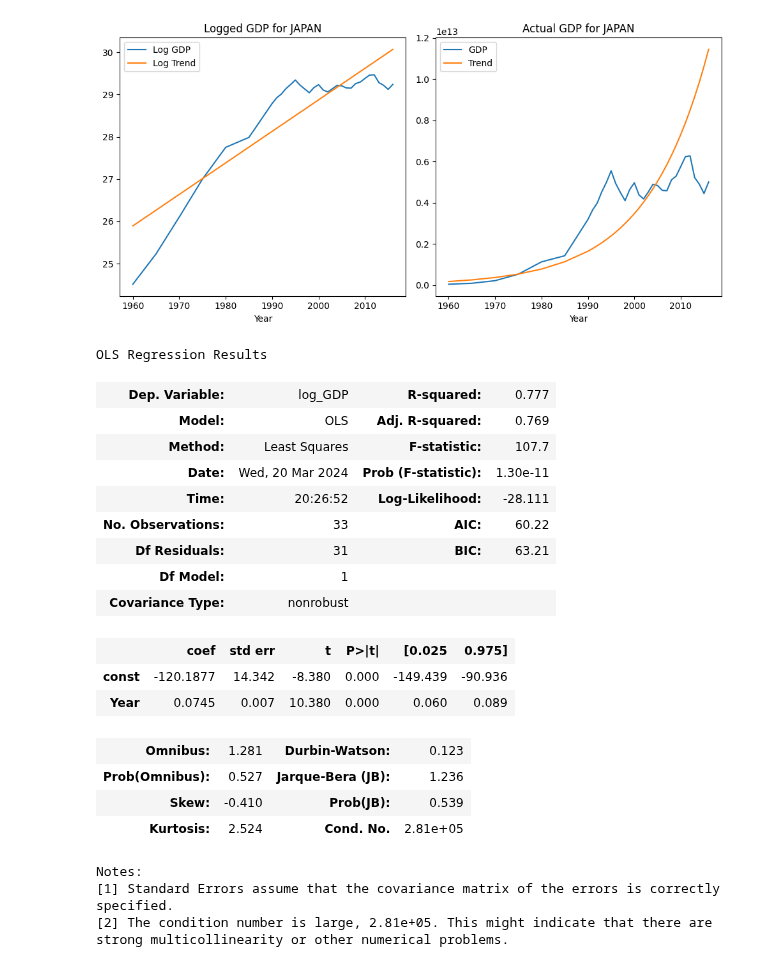
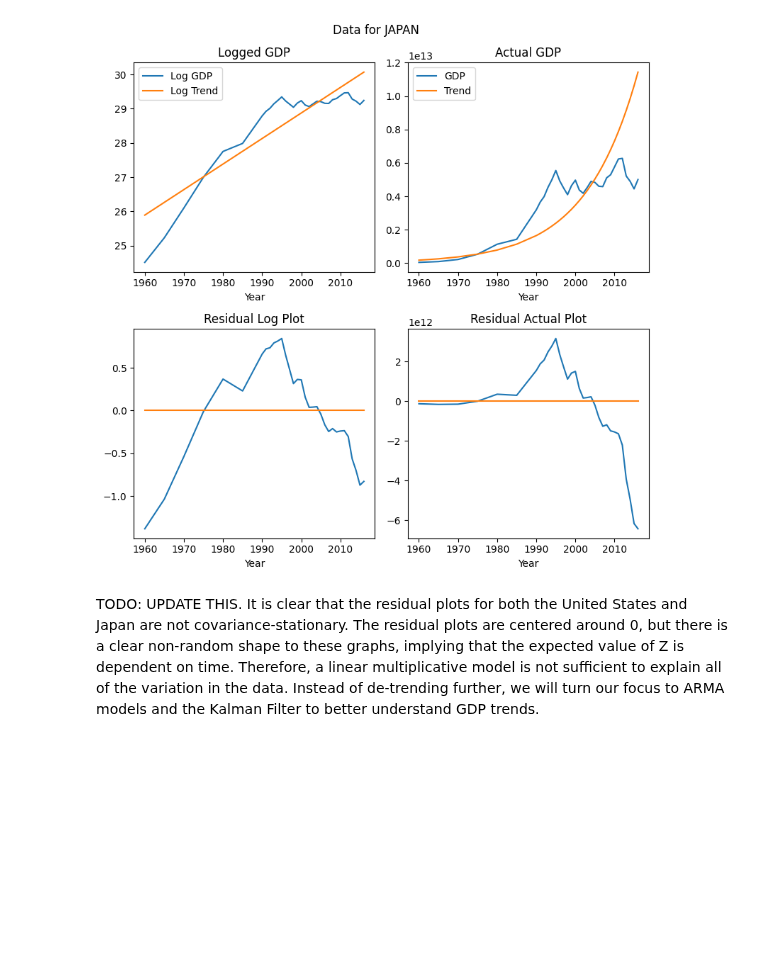
Before and after one commit to addmelo/ACME, a Jupyter notebook: InitialGDPModel.ipynb, the cells around one changed output. Saved outputs shown, nothing was run; the diff lists cells and outputs as text; code cells hidden in the pictures; blank space fills up the shorter version.

```diff
--- a/InitialGDPModel.ipynb
+++ b/InitialGDPModel.ipynb
@@ -92,25 +93,6 @@ strong multicollinearity or other numerical problems.
-# %%
-FitTrendAndPlot(JAPAN)
-# %% [output]
-[figure, removed]
-OLS Regression Results
-| Dep. Variable: | log_GDP | R-squared: | 0.777 |
-| Model: | OLS | Adj. R-squared: | 0.769 |
-| Method: | Least Squares | F-statistic: | 107.7 |
-| Date: | Wed, 20 Mar 2024 | Prob (F-statistic): | 1.30e-11 |
-| Time: | 20:26:52 | Log-Likelihood: | -28.111 |
-| No. Observations: | 33 | AIC: | 60.22 |
-| Df Residuals: | 31 | BIC: | 63.21 |
-| Df Model: | 1 |  |  |
-| Covariance Type: | nonrobust |  |  |
-|  | coef | std err | t | P>|t| | [0.025 | 0.975] |
-| const | -120.1877 | 14.342 | -8.380 | 0.000 | -149.439 | -90.936 |
-| Year | 0.0745 | 0.007 | 10.380 | 0.000 | 0.060 | 0.089 |
-| Omnibus: | 1.281 | Durbin-Watson: | 0.123 |
-| Prob(Omnibus): | 0.527 | Jarque-Bera (JB): | 1.236 |
-| Skew: | -0.410 | Prob(JB): | 0.539 |
-| Kurtosis: | 2.524 | Cond. No. | 2.81e+05 |
-Notes:
-[1] Standard Errors assume that the covariance matrix of the errors is correctly specified.
-[2] The condition number is large, 2.81e+05. This might indicate that there are
-strong multicollinearity or other numerical problems.
+# %%
+modelJapan = FitTrendAndPlot(JAPAN)
+# %% [output]
+[figure, added]
+# %% [markdown]
+TODO: UPDATE THIS. It is clear that the residual plots for both the United States and Japan are not covariance-stationary. The residual plots are centered around 0, but there is a clear non-random shape to these graphs, implying that the expected value of Z is dependent on time. Therefore, a linear multiplicative model is not sufficient to explain all of the variation in the data. Instead of de-trending further, we will turn our focus to ARMA models and the Kalman Filter to better understand GDP trends.
```
Also changed, not shown: parts of 6 cells of this notebook, 2 other files.
